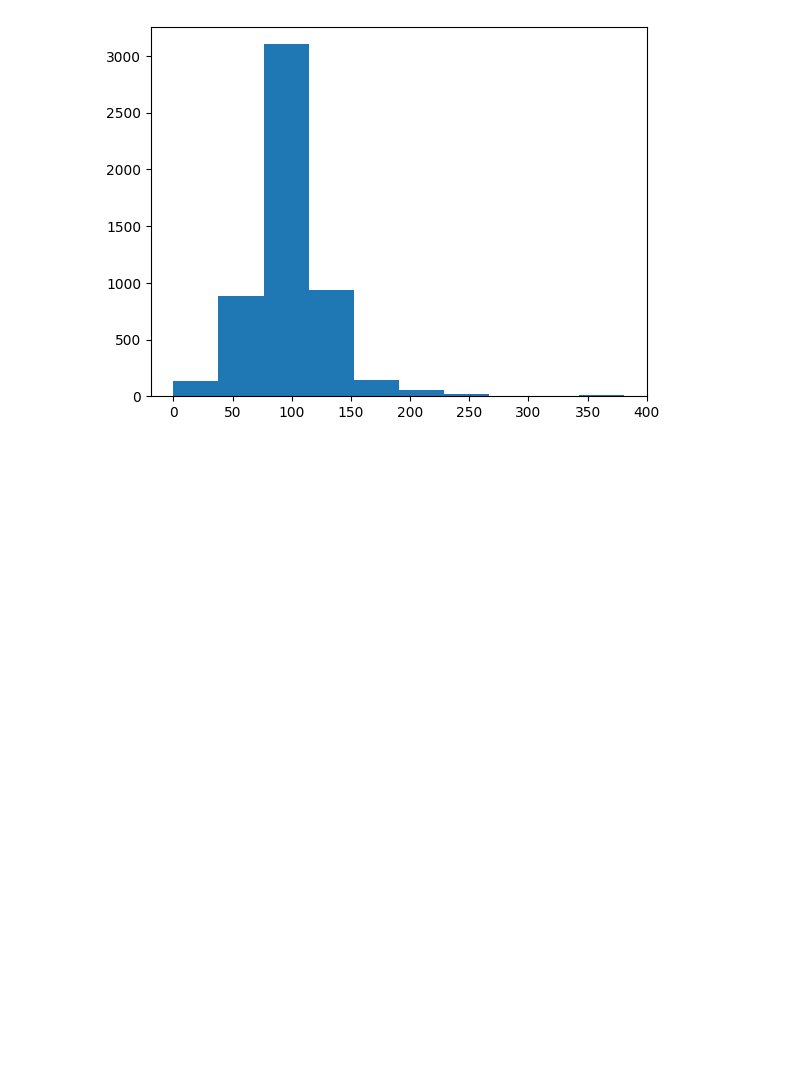
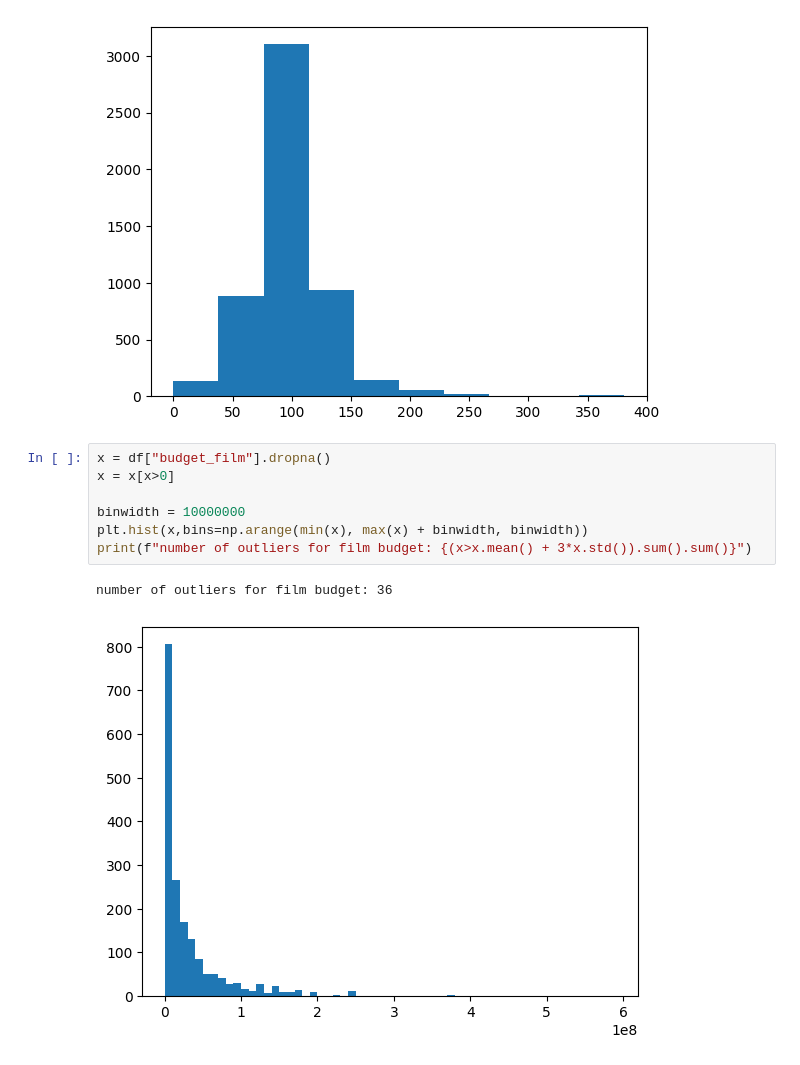
Before and after one commit to bruno-iorio/DALAS-project, a Jupyter notebook: Project.ipynb, the cells around one changed output. Saved outputs shown, nothing was run; the diff lists cells and outputs as text; blank space fills up the shorter version.

```diff
--- a/Project.ipynb
+++ b/Project.ipynb
@@ -286,3 +300,13 @@ plt.hist(x)
 plt.show()
 # %% [output]
 [figure]
+# %%
+x = df["budget_film"].dropna()
+x = x[x>0]
+
+binwidth = 10000000
+plt.hist(x,bins=np.arange(min(x), max(x) + binwidth, binwidth))
+print(f"number of outliers for film budget: {(x>x.mean() + 3*x.std()).sum().sum()}")
+# %% [output]
+number of outliers for film budget: 36
+[figure, added]
```
Also changed, not shown: parts of 12 cells of this notebook, 2 other files.
